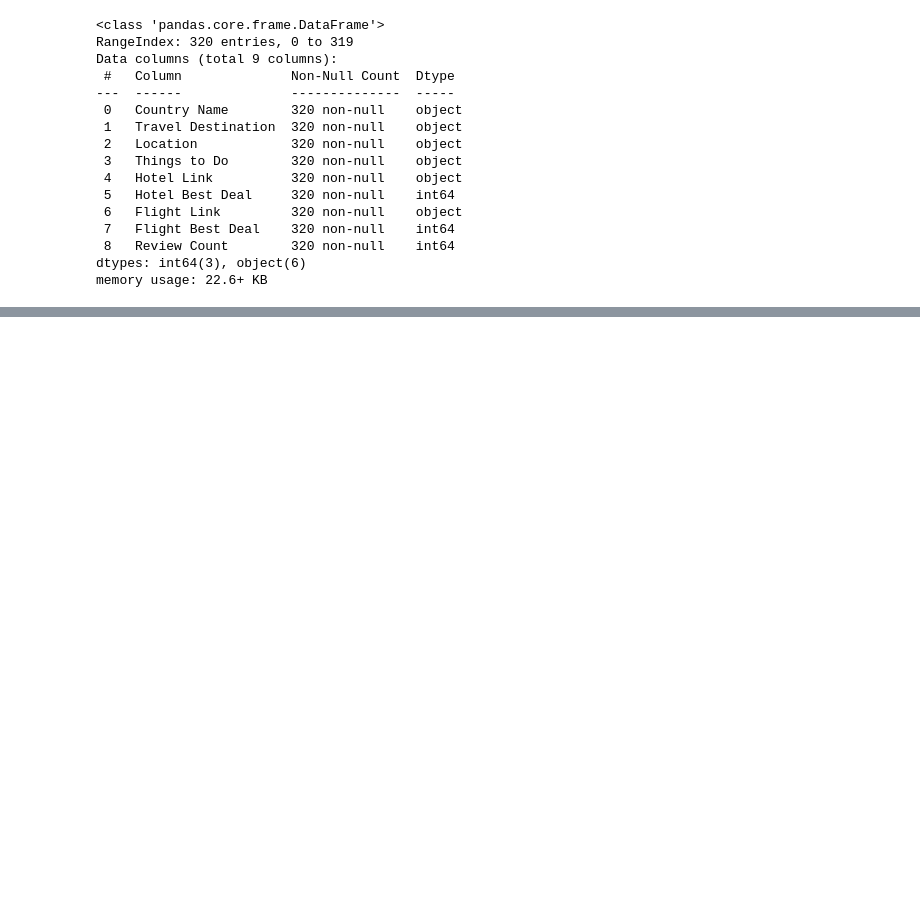
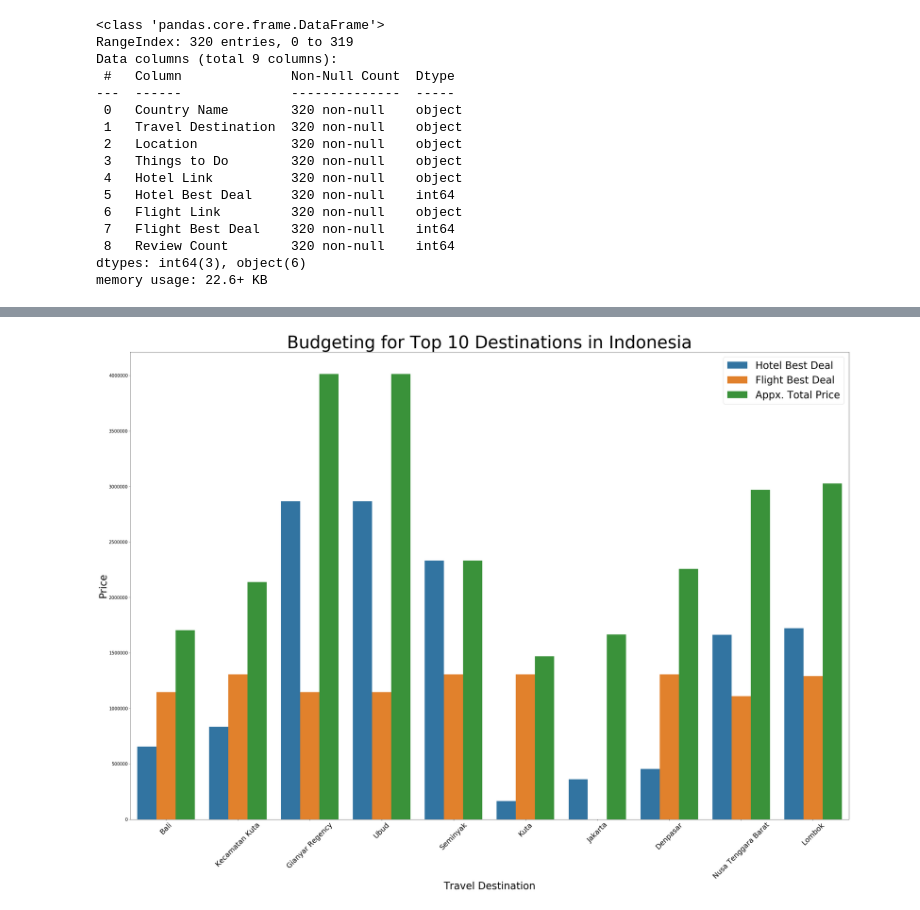
Before and after one commit to chandirairina/Travel-Recommendation-System---Final-Project, a Jupyter notebook: Final Project_Notebook.ipynb, the cells around one changed output, grey strips where cells are left out. Saved outputs shown, nothing was run; the diff lists cells and outputs as text; code cells hidden in the pictures; blank space fills up the shorter version.

```diff
--- a/Final Project_Notebook.ipynb
+++ b/Final Project_Notebook.ipynb
@@ -1033,0 +2028,15 @@ df_hotelflight_id.to_csv("dataset_recsys1_indo.csv", index=False)
+# %%
+df_top10=df_pop.sort_values(by="Review Count", ascending=False).head(10).reset_index()
+# %%
+dftop_hotelprice=df_top10[["Travel Destination","Hotel Best Deal"]]
+dftop_hotelprice["Price_Type"]="Hotel Best Deal"
+dftop_hotelprice=dftop_hotelprice.rename(columns={"Hotel Best Deal":"Price"})
+
+dftop_flightprice=df_top10[["Travel Destination","Flight Best Deal"]]
+dftop_flightprice["Price_Type"]="Flight Best Deal"
+dftop_flightprice=dftop_flightprice.rename(columns={"Flight Best Deal":"Price"})
+
+df_top10["Appx. Total Price"]=df_top10["Hotel Best Deal"]+df1["Flight Best Deal"]
+dftop_total=df_top10[["Travel Destination","Appx. Total Price"]]
+dftop_total["Price_Type"]="Appx. Total Price"
+dftop_total=dftop_total.rename(columns={"Appx. Total Price":"Price"})
@@ -1033,0 +2059,18 @@ df_hotelflight_id.to_csv("dataset_recsys1_indo.csv", index=False)
+# %%
+dftop_viz=pd.concat([dftop_hotelprice,dftop_flightprice,dftop_total])
+# %%
+import matplotlib
+fig=plt.figure(figsize=(45,30))
+# plt.font
+sns.barplot(x="Travel Destination",y="Price", hue="Price_Type", data=dftop_viz)
+plt.xticks(rotation=45)
+plt.yticks(fontsize=15)
+matplotlib.rc("xtick",labelsize=35)
+matplotlib.rc("ytick",labelsize=35)
+plt.xlabel('Travel Destination',fontsize=35)
+plt.ylabel('Price',fontsize=35)
+plt.legend(fontsize=35)
+plt.title("Budgeting for Top 10 Destinations in Indonesia", fontsize=60)
+fig.savefig("budget.png")
+# %% [output]
+[figure, added]
```
Also changed, not shown: parts of 164 cells of this notebook, 3 other files.
